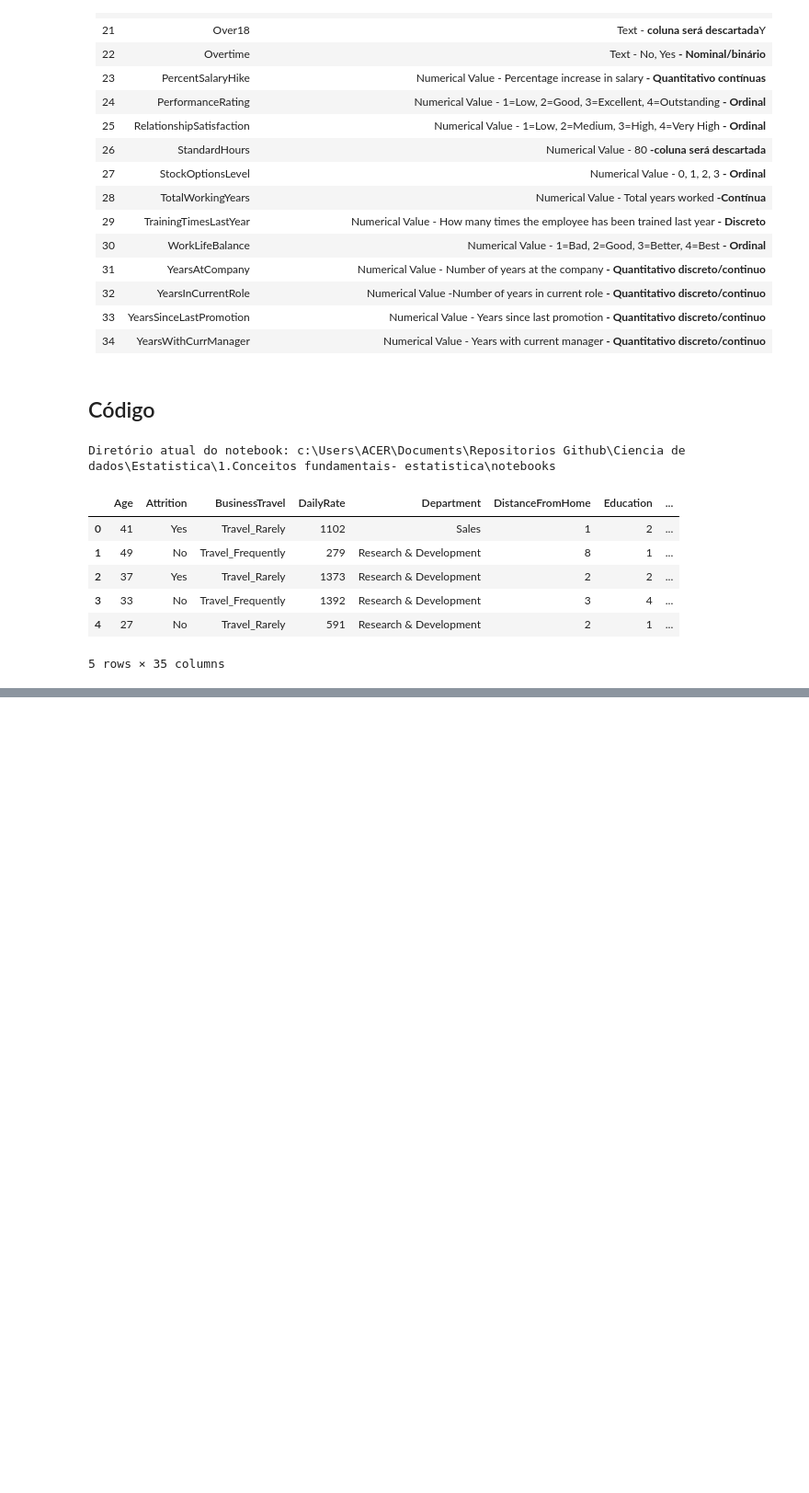
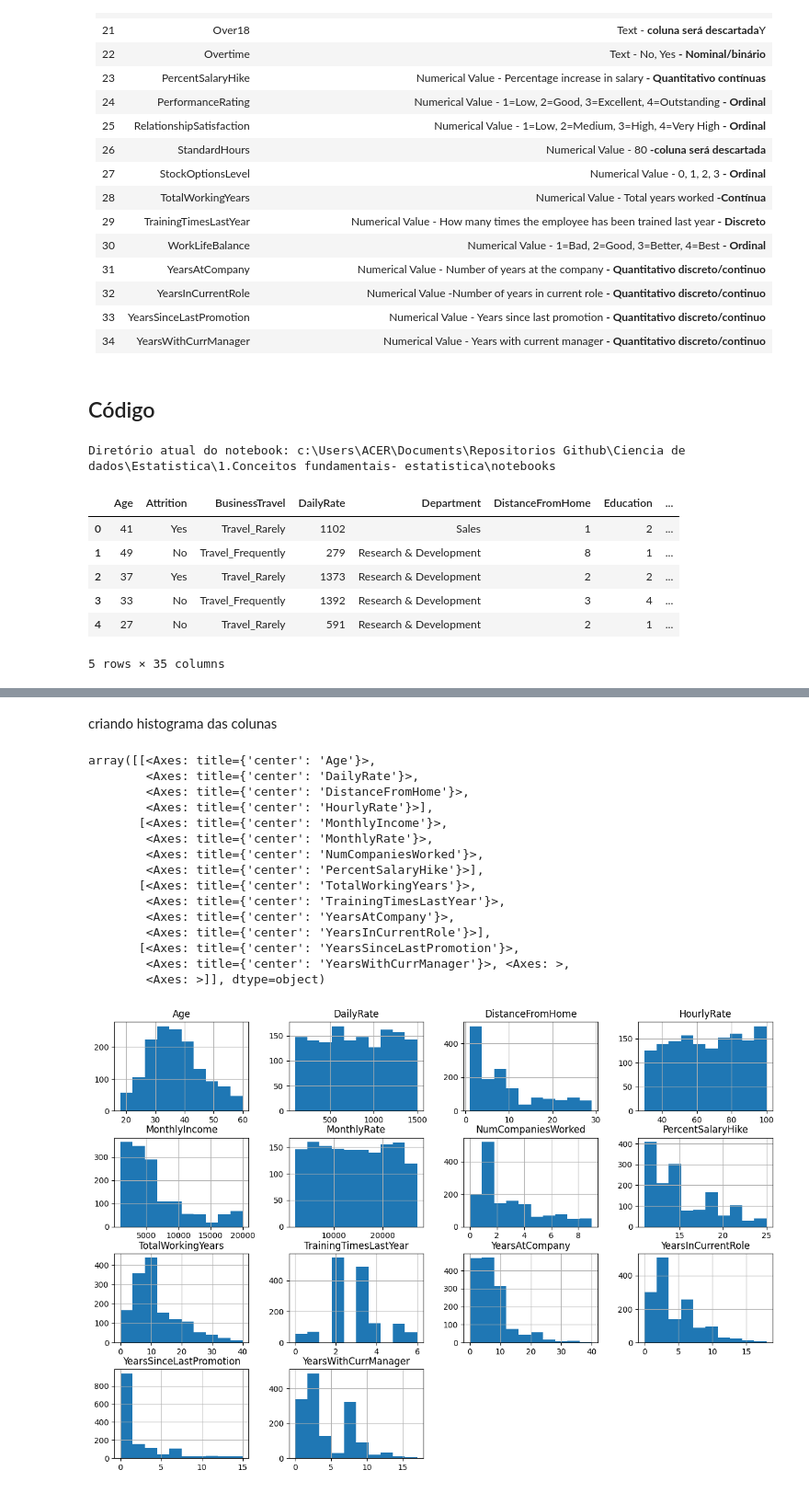
Before and after one commit to bellabrandoni/Ciencia-de-Dados-Impressionador, a Jupyter notebook: Estatistica/1.Conceitos fundamentais- estatistica/notebooks/11_exercicios_parte_2.ipynb, the cells around one changed output, grey strips where cells are left out. Shown: that part at 92% size. Cells and saved outputs as stored; diff of their text form; code cells hidden in the pictures; blank space fills up the shorter version.

Commit message:
Ordenando colunas no dataframe, Convertendo tipos categoricos em tipo categorico ordenado e criando histograma para análise de gráficos

```diff
--- a/Estatistica/1.Conceitos fundamentais- estatistica/notebooks/11_exercicios_parte_2.ipynb
+++ b/Estatistica/1.Conceitos fundamentais- estatistica/notebooks/11_exercicios_parte_2.ipynb
@@ -116,0 +239,3 @@ df.describe()
+# %%
+for coluna in ( colunas_categoricas_nao_ordenadas + colunas_categoricas_ordenadas):
+    print(f'{coluna}: {df[coluna].unique()}')
@@ -116,0 +277,10 @@ df.describe()
+# %%
+for coluna in colunas_categoricas_ordenadas:
+    df[coluna] = df[coluna].astype('category')
+
+    categorias_ordenadas = sorted(df[coluna].unique())
+
+    df[coluna] = df[coluna].cat.set_categories(categorias_ordenadas, ordered=True)
+
+
+df.info()
@@ -116,0 +307,5 @@ df.describe()
+# %%
+
+for coluna in ( colunas_categoricas_nao_ordenadas + colunas_categoricas_ordenadas):
+    print(f'{coluna}: {df[coluna].unique()}')
+    print()
@@ -116,0 +330,5 @@ df.describe()
+# %%
+for coluna in colunas_categoricas_nao_ordenadas:
+    df[coluna] = df[coluna].astype('category')
+
+df.info()
@@ -116,0 +353,21 @@ df.describe()
+# %% [markdown]
+criando histograma das colunas
+# %%
+df[colunas_numericas].hist(figsize=(15,10))
+# %% [output]
+array([[<Axes: title={'center': 'Age'}>,
+        <Axes: title={'center': 'DailyRate'}>,
+        <Axes: title={'center': 'DistanceFromHome'}>,
+        <Axes: title={'center': 'HourlyRate'}>],
+       [<Axes: title={'center': 'MonthlyIncome'}>,
+        <Axes: title={'center': 'MonthlyRate'}>,
+        <Axes: title={'center': 'NumCompaniesWorked'}>,
+        <Axes: title={'center': 'PercentSalaryHike'}>],
+       [<Axes: title={'center': 'TotalWorkingYears'}>,
+        <Axes: title={'center': 'TrainingTimesLastYear'}>,
+        <Axes: title={'center': 'YearsAtCompany'}>,
+        <Axes: title={'center': 'YearsInCurrentRole'}>],
+       [<Axes: title={'center': 'YearsSinceLastPromotion'}>,
+        <Axes: title={'center': 'YearsWithCurrManager'}>, <Axes: >,
+        <Axes: >]], dtype=object)
+[figure, added]
```
Also changed, not shown: parts of 21 cells of this notebook.
